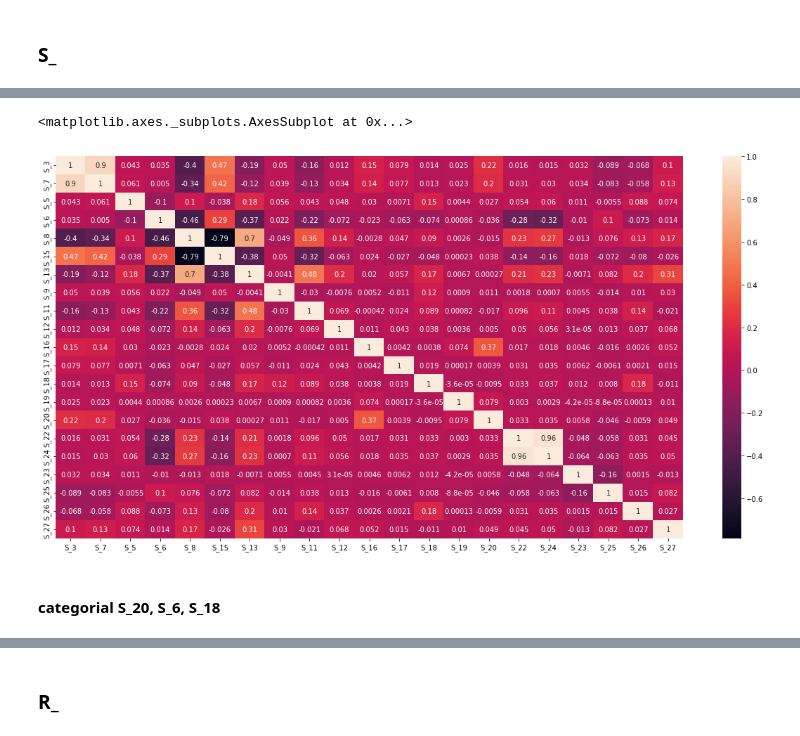
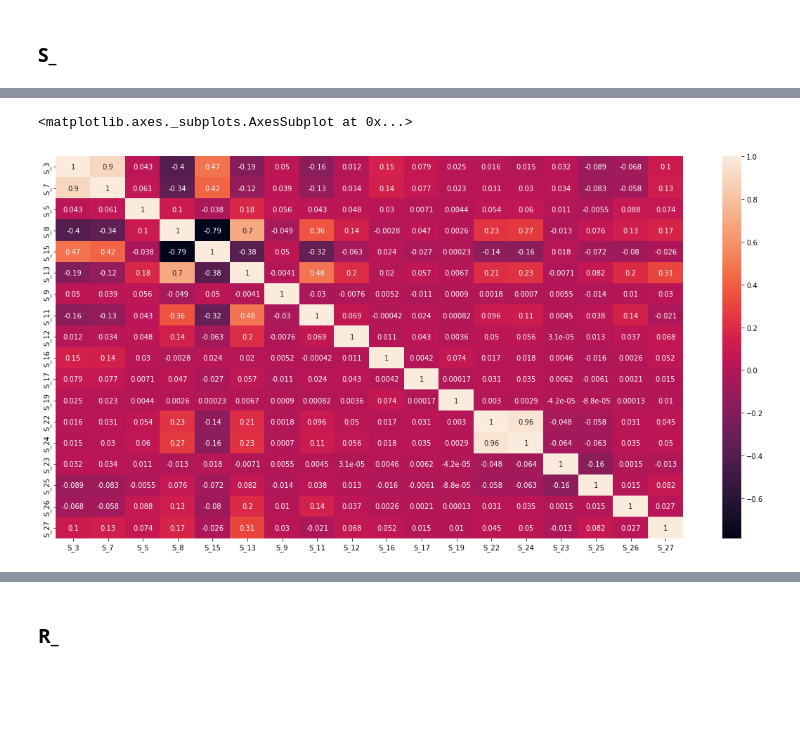
Before and after one commit to gzguevara/amex_kaggle, a Jupyter notebook: FeatureEngineering.ipynb, the cells around one changed output, grey strips where cells are left out. Drawn from its saved outputs; the diff is of its cells as text; code cells hidden in the pictures; blank space fills up the shorter version.

```diff
--- a/FeatureEngineering.ipynb
+++ b/FeatureEngineering.ipynb
@@ -89,0 +503,23 @@ Name: customer_ID, dtype: int64
+# %%
+def get_number(string):
+
+  number = 0
+
+  for x in string:
+
+    if x.isnumeric(): number += 1
+
+  return number
+
+def get_features(feature, operiation):
+
+  a, b = feature.split(operiation)
+
+  if get_number(b) == 1:
+    c = b[4:]
+    b = b[:3]
+  else:
+    c = b[5:]
+    b = b[:4]
+
+  return a, b, c
@@ -90,3 +643,22 @@ Name: customer_ID, dtype: int64
+# %%
+data = features_fin[[x+'_last' for x in num_features]]
+
+a,b=data_vars(data, targets.target )
+
+for feature in a.VAR_NAME.unique():
+
+  map = []
+
+  for index, row in a.loc[a.VAR_NAME == feature].iterrows():
+
+    current = ([row.MIN_VALUE,	row.MAX_VALUE], row.WOE)
+    map.append(current)
+
+  train[feature[:-5]] = train[feature[:-5]].apply(lambda x: next((v for m,v in map if m[0]<=x<=m[1]),0))
+
+  test = train[['customer_ID'] + num_features].groupby('customer_ID').agg('mean')
+
+  test = pd.read_parquet('/content/drive/MyDrive/KaggleAMEX/test_new_feature.parquet')
 # %% [markdown]
 # Explore Variables
 # %% [markdown]
@@ -246,13 +778,13 @@ new.to_parquet('/content/drive/MyDrive/KaggleAMEX/Data/P_2_corr_m_p_sq_agg.parqu
 # %%
-s_features = train[[feature for feature in train.columns if 'S_' in feature]]
+s_features = train[[feature for feature in num_features if 'S_' in feature]]
 corr_train = s_features.corr()
 clusters   = perform_clustering(corr_train, limit = 0.5)
 clusters  = [inner for outer in clusters for inner in outer]
 #members    = elect_members(corr_train, clusters)
 
 plt.figure(figsize=(20,10))
 corr_num = train[clusters].corr()
 sns.heatmap(corr_num, annot=True)
 # %% [output]
 <matplotlib.axes._subplots.AxesSubplot at 0x...>
-[figure, old version]
+[figure, new version]
@@ -261,2 +790,0 @@ cus = 7911
-# %% [markdown]
-#### categorial S_20, S_6, S_18
```
Also changed, not shown: parts of 332 cells of this notebook.
